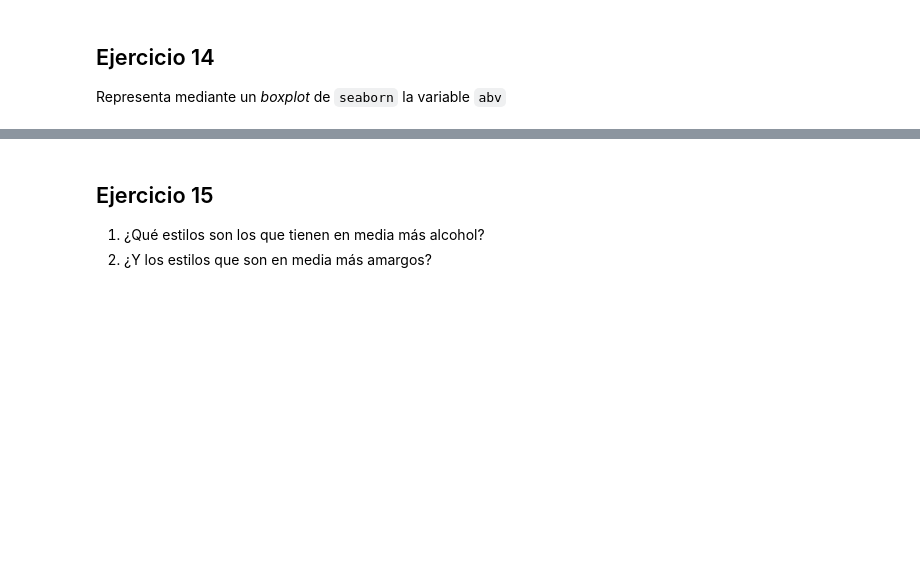
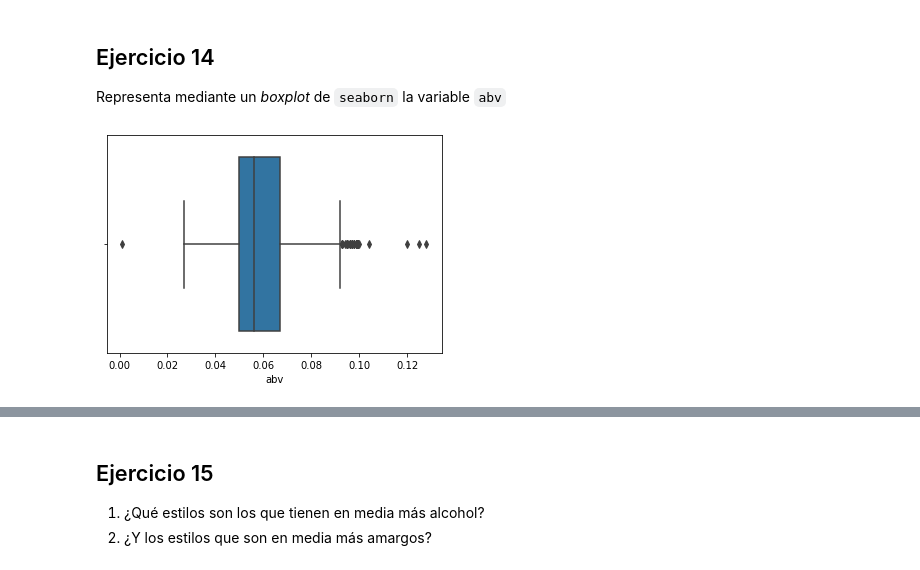
Before and after one commit to MNievas12/ds_thebridge_6_22, a Jupyter notebook: 2-Data_Analysis/2-Pandas/Práctica/9-Beers/birras_repaso.ipynb, the cells around one changed output, grey strips where cells are left out. Saved outputs shown, nothing was run; the diff lists cells and outputs as text; code cells hidden in the pictures; blank space fills up the shorter version.

```diff
--- a/2-Data_Analysis/2-Pandas/Práctica/9-Beers/birras_repaso.ipynb
+++ b/2-Data_Analysis/2-Pandas/Práctica/9-Beers/birras_repaso.ipynb
@@ -387,3 +401,7 @@ Representa el nivel de alcohol (columna `abv`) en un histograma. ¿Se trata de u
 # %% [markdown]
 ## Ejercicio 14
 Representa mediante un *boxplot* de `seaborn` la variable `abv`
+# %%
+sns.boxplot(x = df_beer['abv']);
+# %% [output]
+[figure, added]
```
Also changed, not shown: parts of 30 cells of this notebook.
